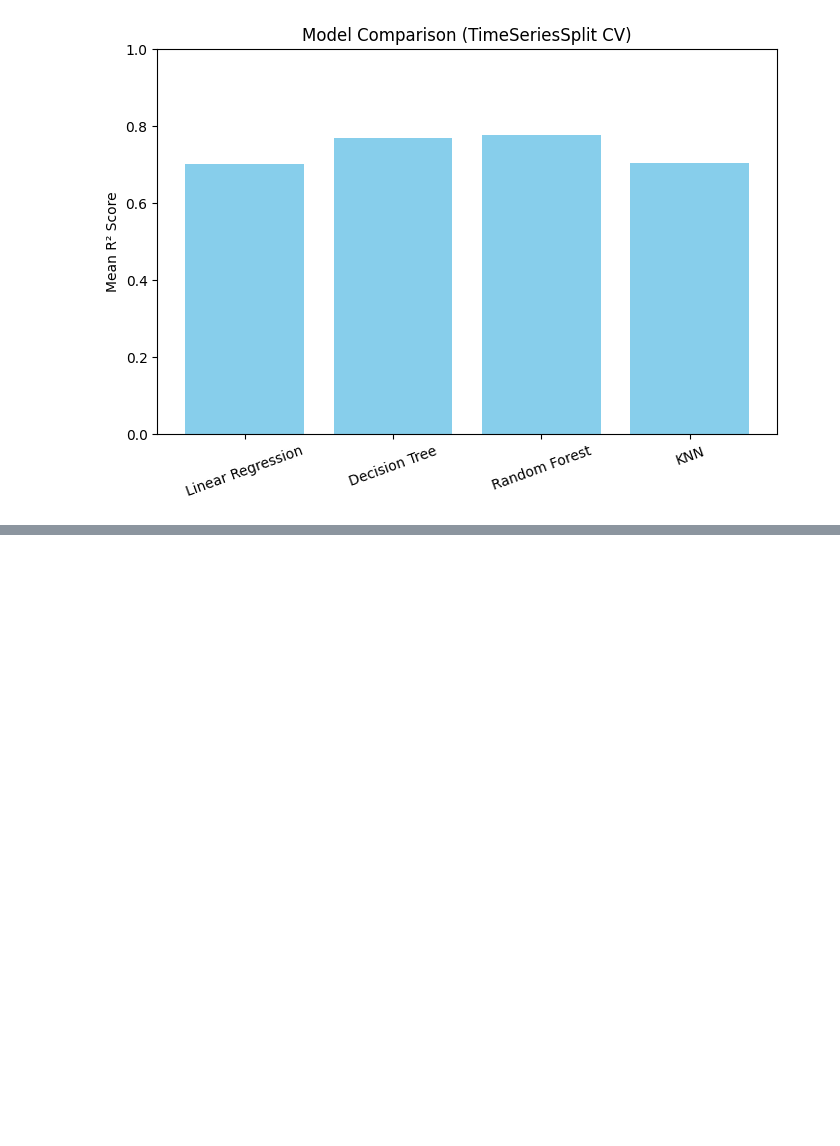
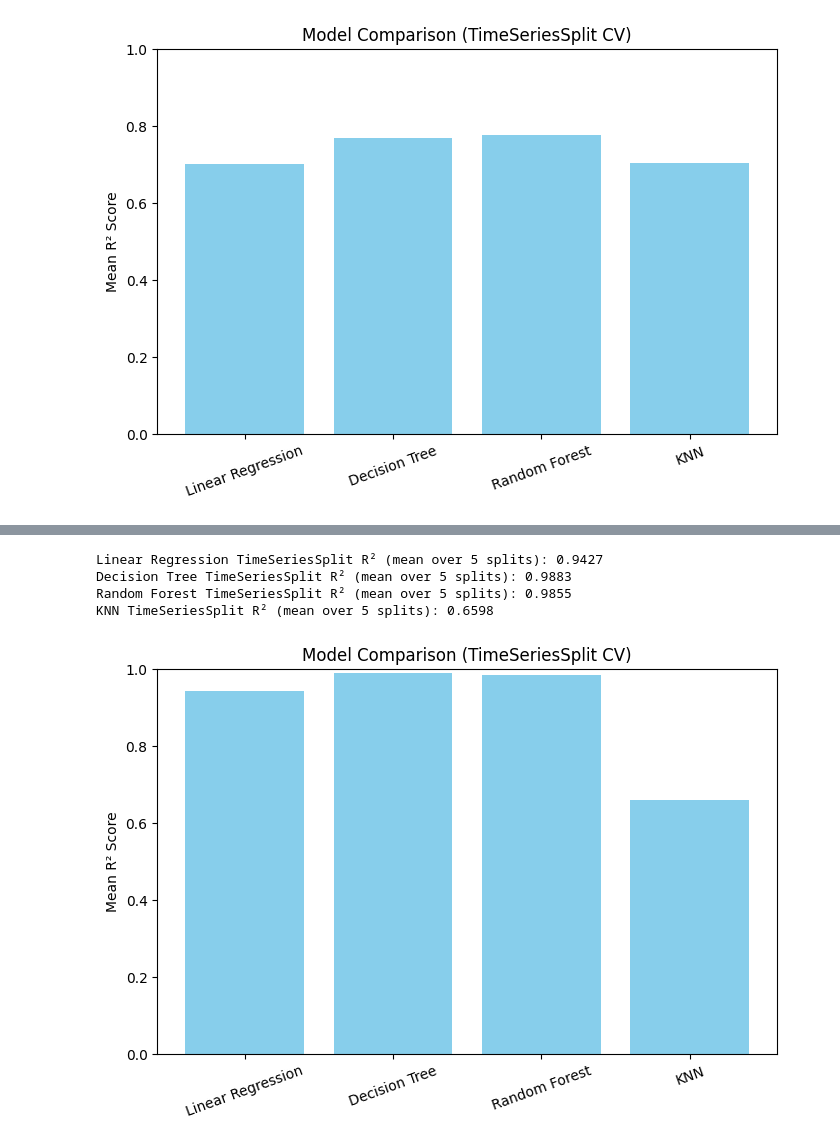
Before and after one commit to Julseb-Ironhack-AI/ironkaggle, a Jupyter notebook: main.ipynb, the cells around one changed output, grey strips where cells are left out. Saved outputs shown, nothing was run; the diff lists cells and outputs as text; code cells hidden in the pictures; blank space fills up the shorter version.

```diff
--- a/main.ipynb
+++ b/main.ipynb
@@ -349,0 +358,14 @@ print("Best params:", grid.best_params_)
+# %%
+param_grid = {
+    'randomforestregressor__n_estimators': [50],
+    'randomforestregressor__max_depth': [10]
+}
+
+from sklearn.pipeline import make_pipeline
+pipe = make_pipeline(StandardScaler(), RandomForestRegressor(random_state=42))
+tscv = TimeSeriesSplit(n_splits=5)
+
+grid = GridSearchCV(pipe, param_grid, cv=tscv, scoring='r2')
+grid.fit(X, y)
+print("Best R²:", grid.best_score_)
+print("Best params:", grid.best_params_)
@@ -349,0 +421,27 @@ print("Best params:", grid.best_params_)
+# %%
+real_df = real_df.sort_values(by=['year', 'month', 'day']).reset_index(drop=True)
+
+X_tests = real_df.drop('predicted_sales', axis=1)
+
+y_tests = real_df['predicted_sales']
+
+mean_scores = {}
+for name, model in models.items():
+    scores = cross_val_score(model, X_tests, y_tests, cv=tscv, scoring='r2')
+    mean_scores[name] = np.mean(scores)
+    print(f"{name} TimeSeriesSplit R² (mean over 5 splits): {mean_scores[name]:.4f}")
+
+# Plot the results
+plt.figure(figsize=(8, 5))
+plt.bar(mean_scores.keys(), mean_scores.values(), color='skyblue')
+plt.ylabel('Mean R² Score')
+plt.title('Model Comparison (TimeSeriesSplit CV)')
+plt.xticks(rotation=20)
+plt.ylim(0, 1)
+plt.show()
+# %% [output]
+Linear Regression TimeSeriesSplit R² (mean over 5 splits): 0.9427
+Decision Tree TimeSeriesSplit R² (mean over 5 splits): 0.9883
+Random Forest TimeSeriesSplit R² (mean over 5 splits): 0.9855
+KNN TimeSeriesSplit R² (mean over 5 splits): 0.6598
+[figure, added]
```
Also changed, not shown: parts of 5 cells of this notebook, 1 other file.
